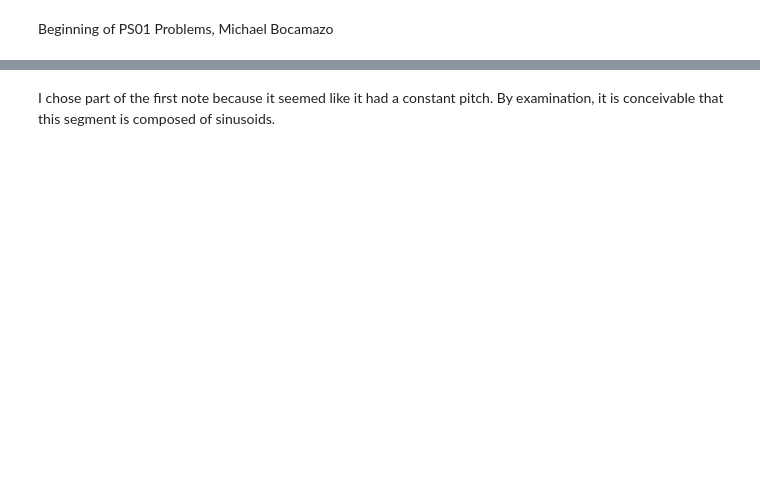
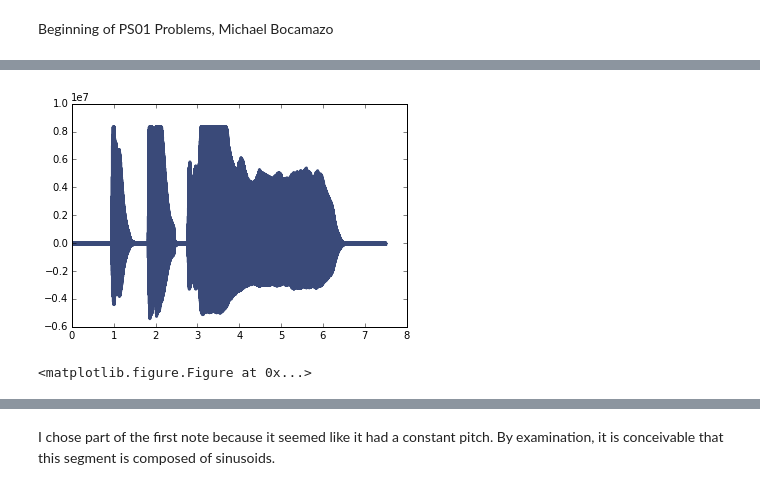
Before and after one commit to sabumjung/ThinkDSP, a Jupyter notebook: code/ps01.ipynb, the cells around one changed output, grey strips where cells are left out. Drawn from its saved outputs; the diff is of its cells as text; code cells hidden in the pictures; blank space fills up the shorter version.

```diff
--- a/code/ps01.ipynb
+++ b/code/ps01.ipynb
@@ -15,5 +58,6 @@ spectrum.low_pass(3000)#spectrum.plot()#matplotlib.pyplot.show()filtered = spect
 # %% [markdown]
 Beginning of PS01 Problems, Michael Bocamazo
 # %%
-trumpet_wave = thinkdsp.read_wave('trumpet.wav')trumpet_wave.write(filename = 'example1.wav')thinkdsp.play_wave(filename='example1.wav', player = 'aplay')
+trumpet_wave = thinkdsp.read_wave('trumpet.wav')
+trumpet_wave.make_audio()
 # %% [output]
@@ -21,3 +65,7 @@ Writing example1.wav
 # %%
-trumpet_wave.plot()thinkdsp.thinkplot.show()
+trumpet_wave.plot()
+thinkdsp.thinkplot.show()
+# %% [output]
+[figure, added]
+<matplotlib.figure.Figure at 0x...>
 # %%
```
Also changed, not shown: parts of 36 cells of this notebook, 1 other file.
